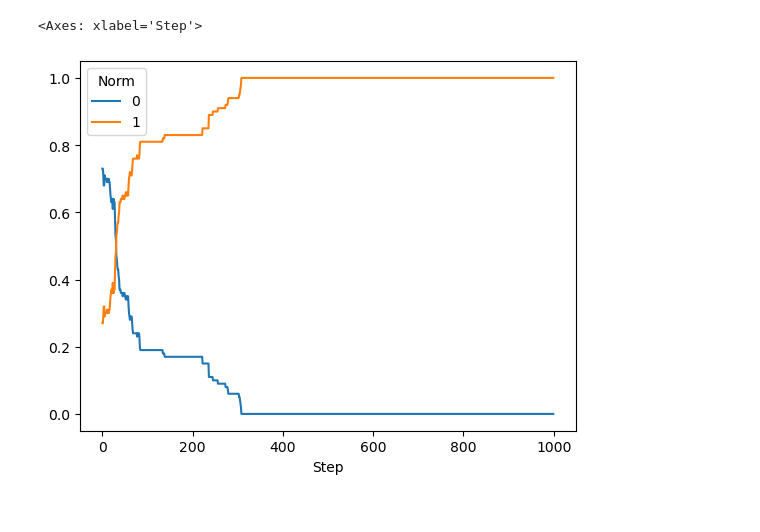
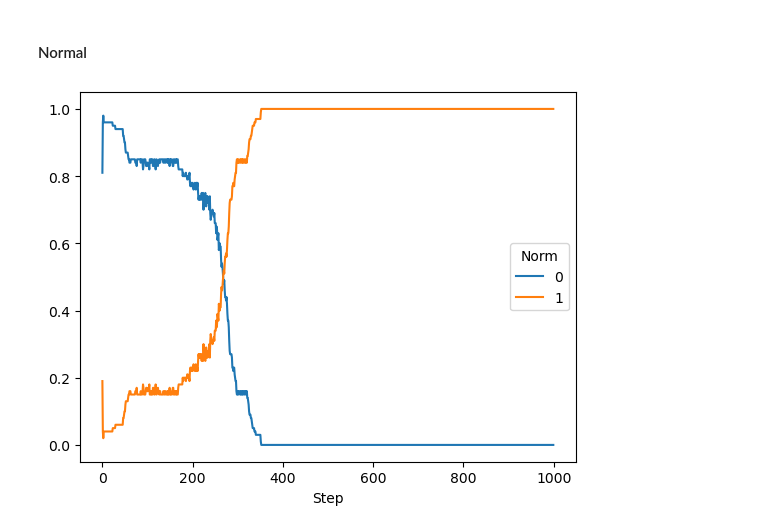
Before and after one commit to pollockDeVis/sfi_hw_normal_change, a Jupyter notebook: combined_model.ipynb, the cells around one changed output. Drawn from its saved outputs; the diff is of its cells as text; code cells hidden in the pictures.

```diff
--- a/combined_model.ipynb
+++ b/combined_model.ipynb
@@ -220,7 +305,34 @@ norm_counts.plot()
-# %%
-# Plot the percentage of altruistic agents over time
-norm_counts = data.groupby("Step")["Norm"].value_counts(normalize=True).unstack().fillna(0)
-norm_counts.plot()
-# %% [output]
-<Axes: xlabel='Step'>
-[figure, removed]
+# %% [markdown]
+#### Normal
+# %%
+
+
+# Example usage
+params = {
+    "num_agents": 100, # Can increase this
+    "avg_node_degree": 4,
+    "rewiring_prob": 0.1,
+    "initial_wealth": 100, # Can be heterogenous
+    "growth_rate": 0.01,
+    "trade_ratio": 0.05,
+    "salary": 1, # This can vary
+    "expenditure": 5,
+    "donation_ratio": 0.01,
+    "ratio_of_altruistic_agents": 0.2, # Main thing that we change #0.152 to 0.153
+    "wealth_distribution": "normal"
+}
+
+timesteps = 1000
+model = SocialNormModel(**params)
+model.run_model(timesteps)
+
+# # Data collection results
+data = model.datacollector.get_agent_vars_dataframe()
+# print(data)
+
+# Plot the percentage of altruistic agents over time
+norm_counts = data.groupby("Step")["Norm"].value_counts(normalize=True).unstack().fillna(0)
+norm_counts.plot()
+plt.show()
+# %% [output]
+[figure, added]
```
Also changed, not shown: parts of 11 cells of this notebook, 1 other file.
